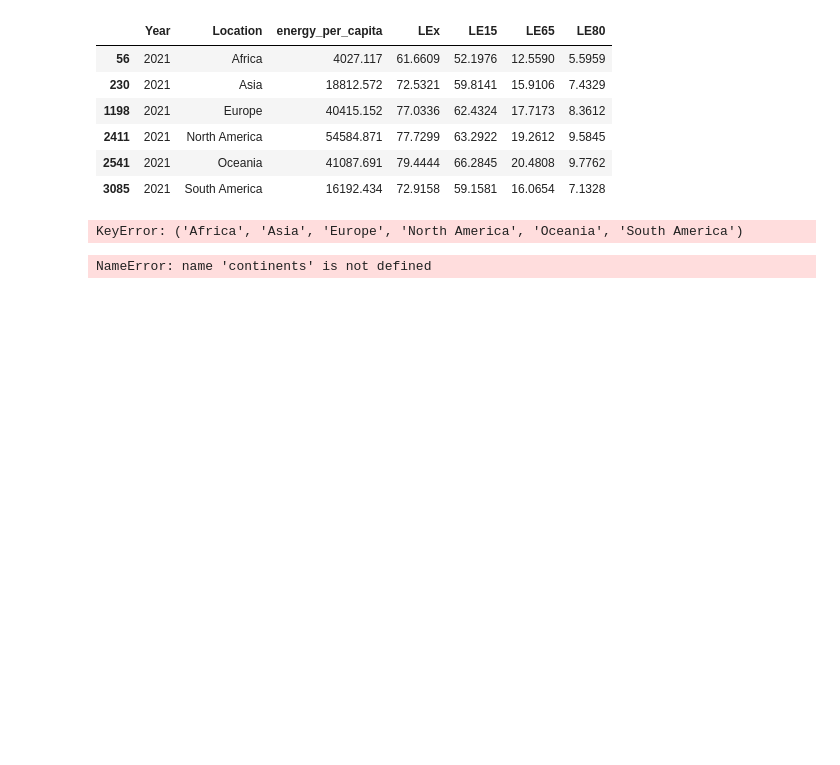
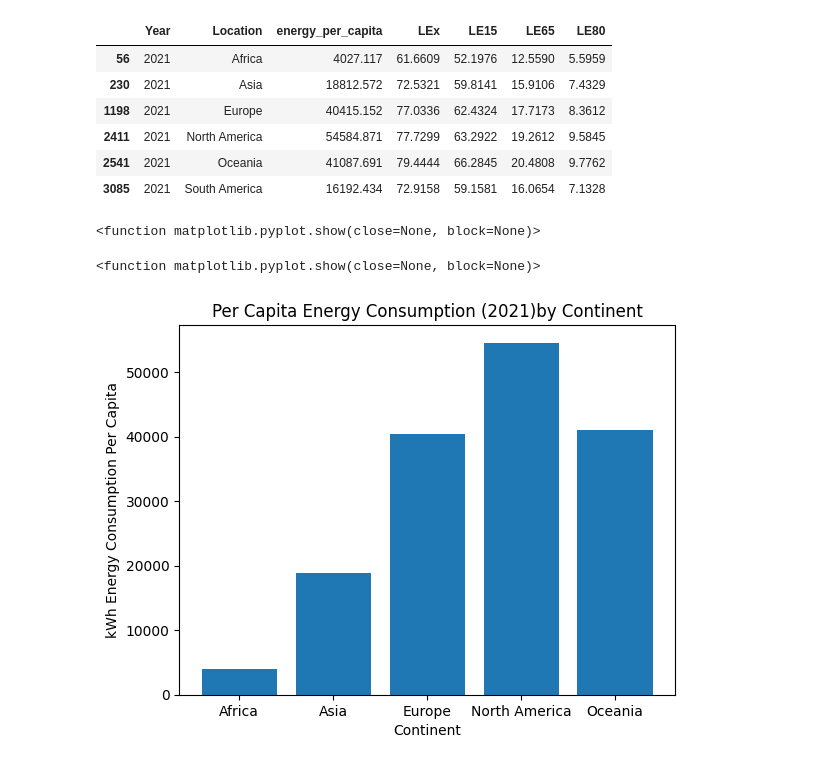
Before and after one commit to Faith-Hall/Group-Project-1, a Jupyter notebook: analysis_2.ipynb, the cells around one changed output. Saved outputs shown, nothing was run; the diff lists cells and outputs as text; code cells hidden in the pictures; blank space fills up the shorter version.

Commit message:
Bar graph by continent

```diff
--- a/analysis_2.ipynb
+++ b/analysis_2.ipynb
@@ -55,27 +55,17 @@ one_year_df.head(10)
 # %%
 # Columns for 2021 by continent
 # setting up columns for 2021 df energy by continent
-#africa = one_year_df['Africa']
-#asia = one_year_df['Asia']
-#europe = one_year_df['Europe']
-#north_america = one_year_df['North America']
-#oceania = one_year_df['Oceania']
-#south_america = one_year_df['South America']
-continents = one_year_df["Africa", "Asia", "Europe", "North America", "Oceania", "South America"]
+continents = one_year_df["Location"]
 
 energy_per_capita = one_year_df['energy_per_capita']
-#x_axis = energy_per_capita
 # %% [output]
-KeyError: ('Africa', 'Asia', 'Europe', 'North America', 'Oceania', 'South America')
+<function matplotlib.pyplot.show(close=None, block=None)>
 # %%
-# graphs/plots
-plt.scatter( x_axis, continents, marker="x", s=5, label = "energy_per_capita")
-
-
-plt.title("Continent Per Capita Energy Consumption (2021), by location")
-plt.xlabel("kWh Energy Consumption Per Capita (by location)")
-plt.ylabel("Continent")
-
-plt.legend(loc='best')
+plt.bar(continents[0:5], energy_per_capita[0:5])
+plt.title("Per Capita Energy Consumption (2021)by Continent")
+plt.ylabel("kWh Energy Consumption Per Capita")
+plt.xlabel("Continent")
+plt.show
 # %% [output]
-NameError: name 'continents' is not defined
+<function matplotlib.pyplot.show(close=None, block=None)>
+[figure, added]
```
